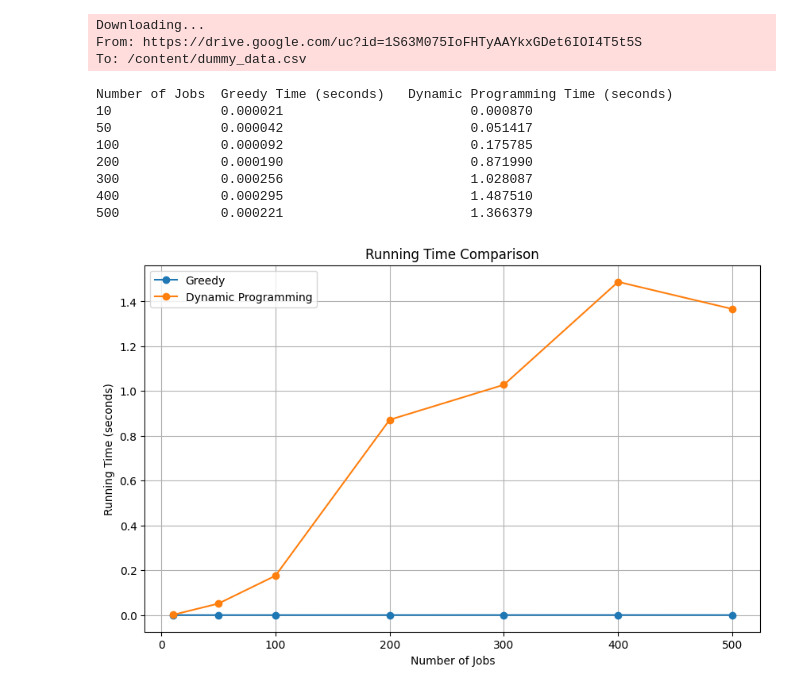
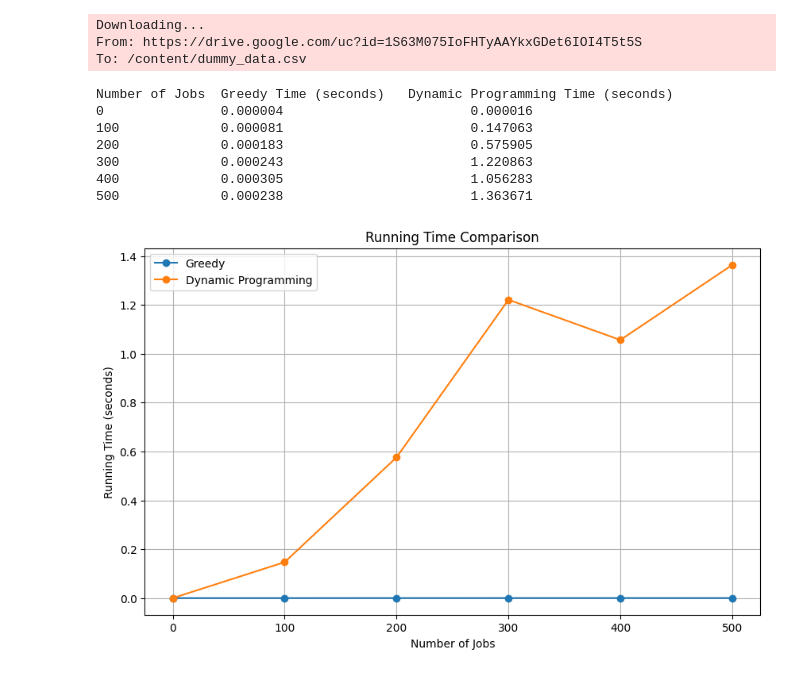
Before and after one commit to mhmadidris/Tubes-SA, a Jupyter notebook: tubes.ipynb, the cells around one changed output. Cells and saved outputs as stored; diff of their text form; code cells hidden in the pictures.

```diff
--- a/tubes.ipynb
+++ b/tubes.ipynb
@@ -4,25 +4,31 @@ import matplotlib.pyplot as plt
 import time
 import gdown
 
-# Download the data from Google Drive
+# Mengimpor library yang diperlukan
+# pandas untuk manipulasi dan analisis data
+# matplotlib.pyplot untuk membuat plot grafik
+# time untuk menghitung waktu eksekusi fungsi
+# gdown untuk mengunduh file dari Google Drive
+
+# Mendownload data dari Google Drive
 dummy_data_path = 'https://drive.google.com/uc?id=1S63M075IoFHTyAAYkxGDet6IOI4T5t5S'
 output_path = 'dummy_data.csv'
 gdown.download(dummy_data_path, output_path, quiet=False)
 
-# Load the dummy data
+# Memuat data dummy menggunakan pandas
 dummy_data = pd.read_csv(output_path, delimiter=';')
 
-# Define the Job class
+# Mendefinisikan kelas Job
 class Job:
     def __init__(self, job_id, processing_time, due_date):
         self.job_id = job_id
         self.processing_time = processing_time
         self.due_date = due_date
 
-# Convert the data to a list of Job objects
+# Mengonversi data menjadi daftar objek Job
 jobs = [Job(row['ID'], row['Processing_Time'], row['Due_Date']) for index, row in dummy_data.iterrows()]
 
-# Implement the Greedy algorithm
+# Mengimplementasikan algoritma Greedy
 def greedy_schedule(jobs):
     jobs.sort(key=lambda job: job.due_date)
     current_time = 0
@@ -35,7 +41,7 @@ def greedy_schedule(jobs):
 
     return total_late
 
-# Implement the Dynamic Programming algorithm
+# Mengimplementasikan algoritma Dynamic Programming
 def dynamic_programming_schedule(jobs):
     n = len(jobs)
     max_time = sum(job.processing_time for job in jobs)
@@ -52,48 +58,48 @@ def dynamic_programming_schedule(jobs):
 
     return min(dp[n])
 
-# Measure running times for different numbers of jobs
-num_jobs_list = [10, 50, 100, 200, 300, 400, 500]
+# Mengukur waktu eksekusi untuk berbagai jumlah pekerjaan
+# num_jobs_list = [0, 100, 200, 300, 400, 500, 600, 700, 800, 900, 1000, 1100, 1200, 1300, 1400, 1500]
+num_jobs_list = [0, 100, 200, 300, 400, 500]
 greedy_times = []
 dp_times = []
 
 for num_jobs in num_jobs_list:
     subset_jobs = jobs[:num_jobs]
 
     start_time = time.time()
     greedy_schedule(subset_jobs)
     greedy_times.append(time.time() - start_time)
 
     start_time = time.time()
     dynamic_programming_schedule(subset_jobs)
     dp_times.append(time.time() - start_time)
 
-# Print running times in the terminal
+# Mencetak waktu eksekusi di terminal
 print("Number of Jobs\tGreedy Time (seconds)\tDynamic Programming Time (seconds)")
 for num_jobs, greedy_time, dp_time in zip(num_jobs_list, greedy_times, dp_times):
     print(f"{num_jobs}\t\t{greedy_time:.6f}\t\t\t{dp_time:.6f}")
 
-# Plot the results
+# Membuat plot hasil
 plt.figure(figsize=(10, 6))
 plt.plot(num_jobs_list, greedy_times, label='Greedy', marker='o')
 plt.plot(num_jobs_list, dp_times, label='Dynamic Programming', marker='o')
 
 plt.xlabel('Number of Jobs')
 plt.ylabel('Running Time (seconds)')
 plt.title('Running Time Comparison')
 plt.legend()
 plt.grid(True)
 plt.show()
 # %% [output]
 Downloading...
 From: https://drive.google.com/uc?id=1S63M075IoFHTyAAYkxGDet6IOI4T5t5S
 To: /content/dummy_data.csv
 Number of Jobs  Greedy Time (seconds)   Dynamic Programming Time (seconds)
-10              0.000021                        0.000870
-50              0.000042                        0.051417
-100             0.000092                        0.175785
-200             0.000190                        0.871990
-300             0.000256                        1.028087
-400             0.000295                        1.487510
-500             0.000221                        1.366379
+0               0.000004                        0.000016
+100             0.000081                        0.147063
+200             0.000183                        0.575905
+300             0.000243                        1.220863
+400             0.000305                        1.056283
+500             0.000238                        1.363671
-[figure, old version]
+[figure, new version]
```
Also changed, not shown: 1 other file.
